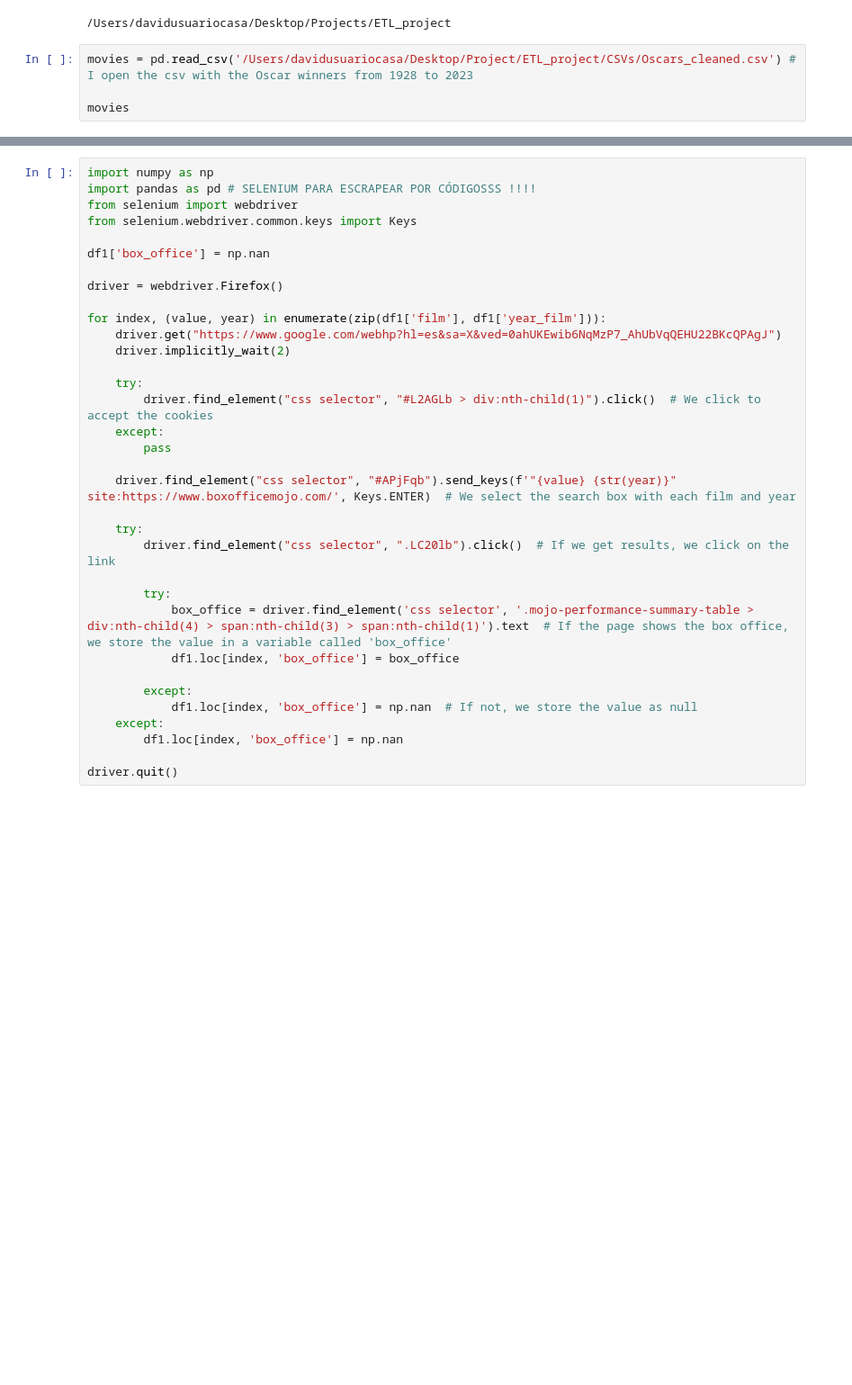
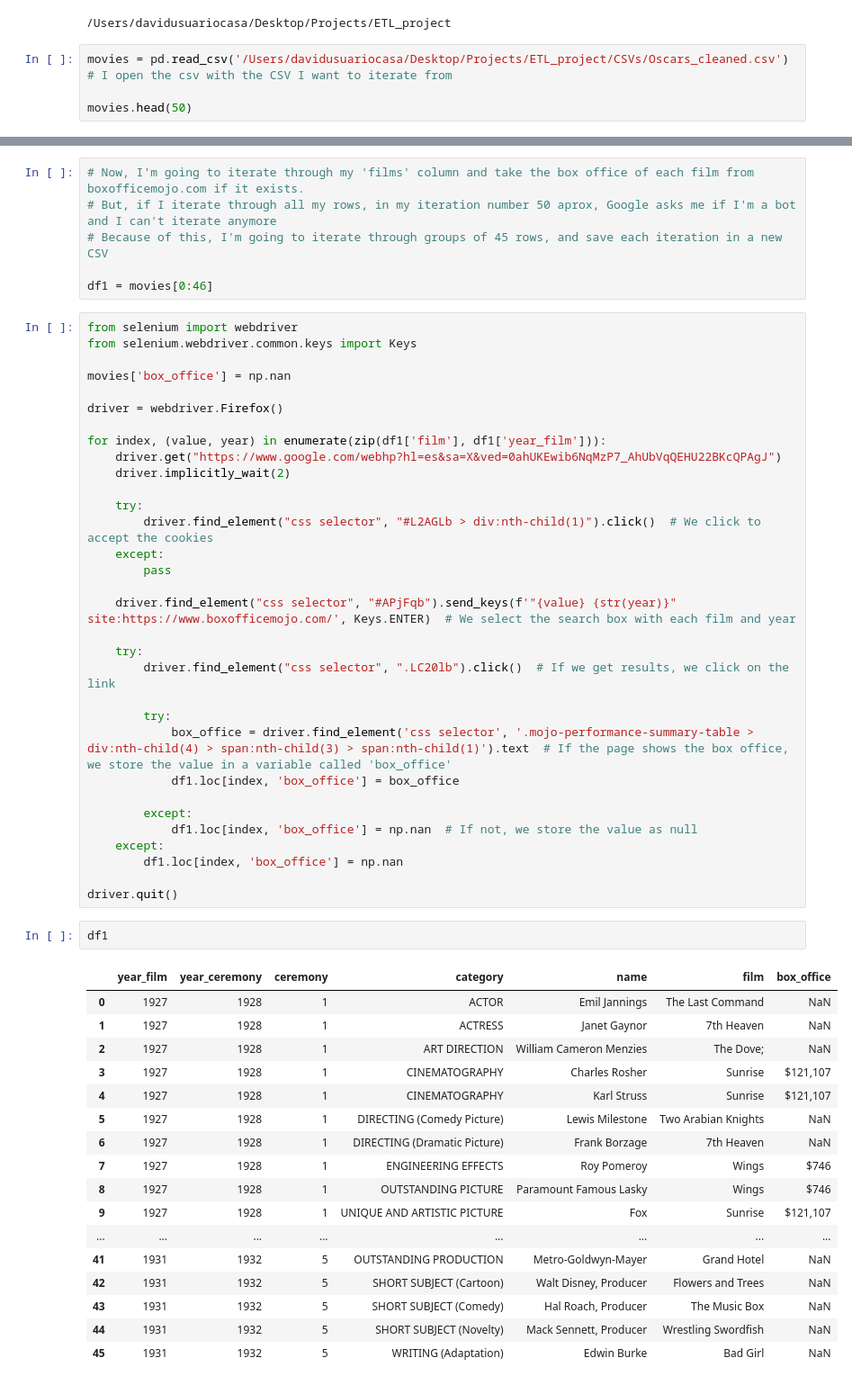
Before and after one commit to davidfernandez1619/ETL_project, a Jupyter notebook: Web_scrapping.ipynb, the cells around one changed output, grey strips where cells are left out. Shown at 90% size. Cells and saved outputs as stored; diff of their text form; blank space fills up the shorter version.

Commit message:
iteration

```diff
--- a/Web_scrapping.ipynb
+++ b/Web_scrapping.ipynb
@@ -32,7 +32,7 @@ print(current_directory)
 # %% [output]
 /Users/davidusuariocasa/Desktop/Projects/ETL_project
 # %%
-movies = pd.read_csv('/Users/davidusuariocasa/Desktop/Project/ETL_project/CSVs/Oscars_cleaned.csv') # I open the csv with the Oscar winners from 1928 to 2023
+movies = pd.read_csv('/Users/davidusuariocasa/Desktop/Projects/ETL_project/CSVs/Oscars_cleaned.csv') # I open the csv with the CSV I want to iterate from
 
-movies
+movies.head(50)
 # %% [output]
@@ -40,10 +56,14 @@ FileNotFoundError: [Errno 2] No such file or directory: '/Users/davidusuariocasa
+# %%
+# Now, I'm going to iterate through my 'films' column and take the box office of each film from boxofficemojo.com if it exists.
+# But, if I iterate through all my rows, in my iteration number 50 aprox, Google asks me if I'm a bot and I can't iterate anymore
+# Because of this, I'm going to iterate through groups of 45 rows, and save each iteration in a new CSV
+
+df1 = movies[0:46]
 # %%
-import numpy as np
-import pandas as pd # SELENIUM PARA ESCRAPEAR POR CÓDIGOSSS !!!!
 from selenium import webdriver
 from selenium.webdriver.common.keys import Keys
 
-df1['box_office'] = np.nan
+movies['box_office'] = np.nan
 
 driver = webdriver.Firefox()
 
@@ -71,3 +91,23 @@ for index, (value, year) in enumerate(zip(df1['film'], df1['year_film'])):
         df1.loc[index, 'box_office'] = np.nan
 
 driver.quit()
+# %%
+df1
+# %% [output]
+|  | year_film | year_ceremony | ceremony | category | name | film | box_office |
+| 0 | 1927 | 1928 | 1 | ACTOR | Emil Jannings | The Last Command | NaN |
+| 1 | 1927 | 1928 | 1 | ACTRESS | Janet Gaynor | 7th Heaven | NaN |
+| 2 | 1927 | 1928 | 1 | ART DIRECTION | William Cameron Menzies | The Dove; | NaN |
+| 3 | 1927 | 1928 | 1 | CINEMATOGRAPHY | Charles Rosher | Sunrise | $121,107 |
+| 4 | 1927 | 1928 | 1 | CINEMATOGRAPHY | Karl Struss | Sunrise | $121,107 |
+| 5 | 1927 | 1928 | 1 | DIRECTING (Comedy Picture) | Lewis Milestone | Two Arabian Knights | NaN |
+| 6 | 1927 | 1928 | 1 | DIRECTING (Dramatic Picture) | Frank Borzage | 7th Heaven | NaN |
+| 7 | 1927 | 1928 | 1 | ENGINEERING EFFECTS | Roy Pomeroy | Wings | $746 |
+| 8 | 1927 | 1928 | 1 | OUTSTANDING PICTURE | Paramount Famous Lasky | Wings | $746 |
+| 9 | 1927 | 1928 | 1 | UNIQUE AND ARTISTIC PICTURE | Fox | Sunrise | $121,107 |
+| ... | ... | ... | ... | ... | ... | ... | ... |
+| 41 | 1931 | 1932 | 5 | OUTSTANDING PRODUCTION | Metro-Goldwyn-Mayer | Grand Hotel | NaN |
+| 42 | 1931 | 1932 | 5 | SHORT SUBJECT (Cartoon) | Walt Disney, Producer | Flowers and Trees | NaN |
+| 43 | 1931 | 1932 | 5 | SHORT SUBJECT (Comedy) | Hal Roach, Producer | The Music Box | NaN |
+| 44 | 1931 | 1932 | 5 | SHORT SUBJECT (Novelty) | Mack Sennett, Producer | Wrestling Swordfish | NaN |
+| 45 | 1931 | 1932 | 5 | WRITING (Adaptation) | Edwin Burke | Bad Girl | NaN |
```
Also changed, not shown: parts of 12 cells of this notebook, 1 other file.
